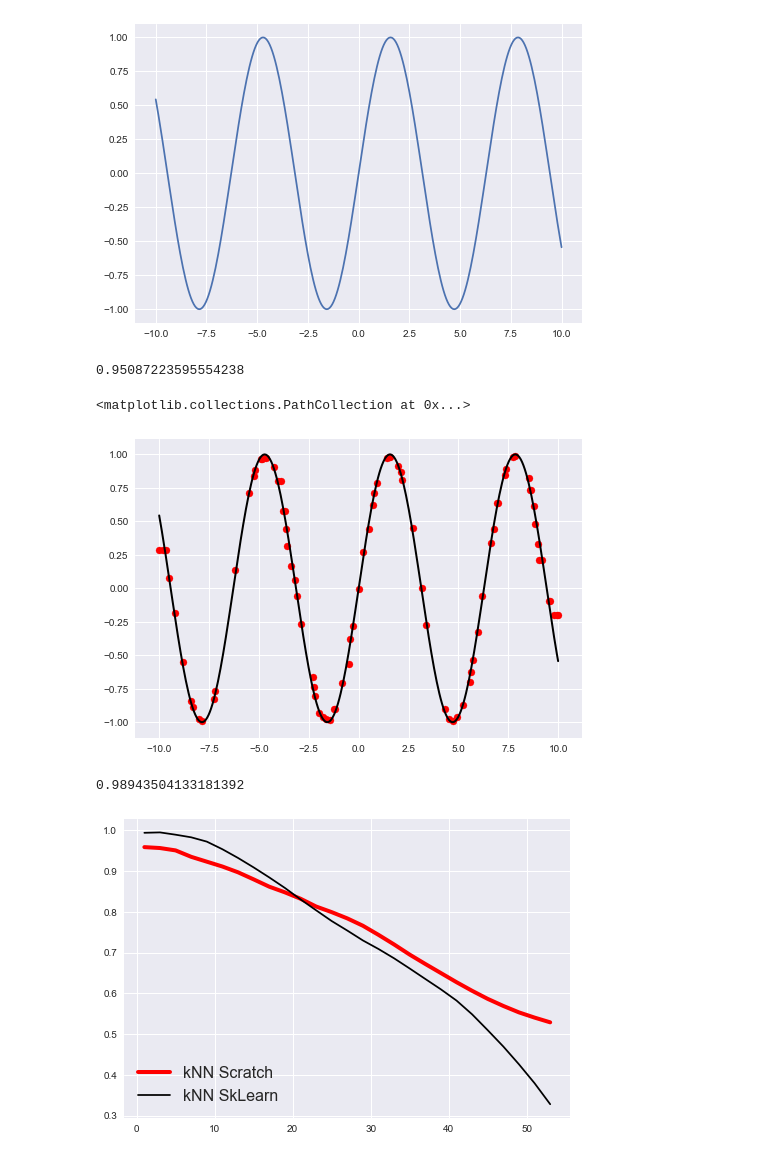
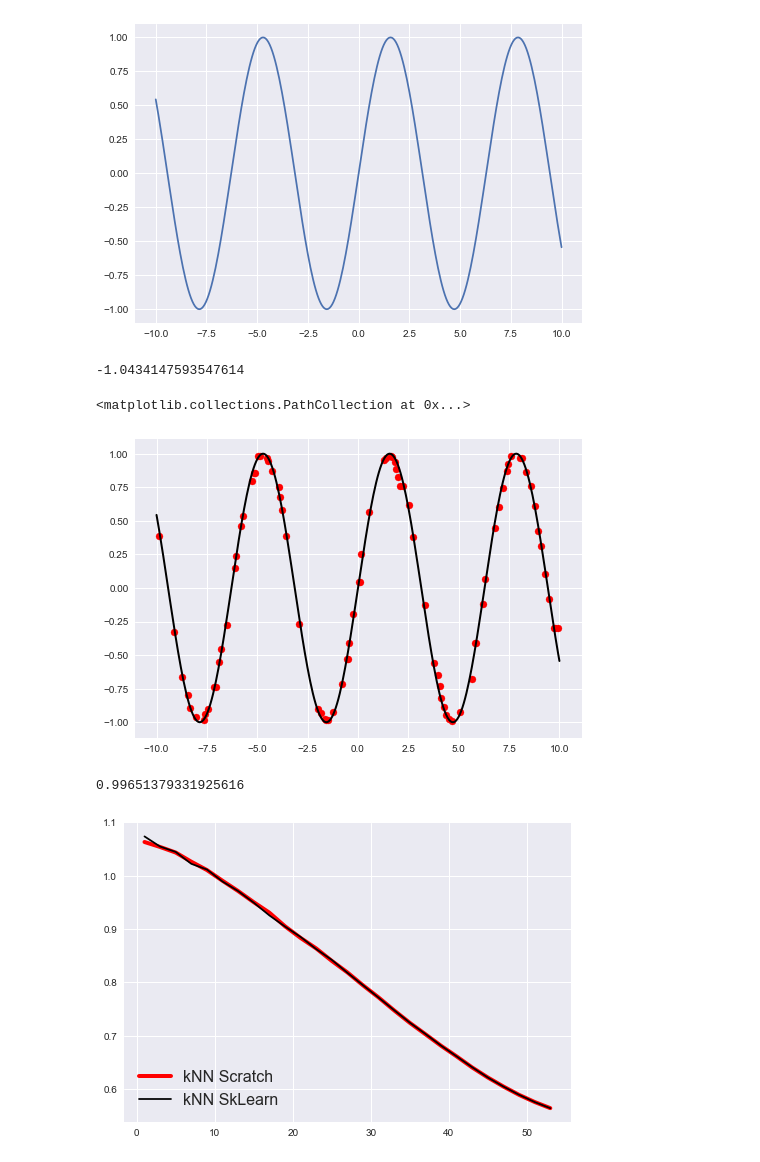
Before and after one commit to ZWMiller/machine_learning_from_scratch, a Jupyter notebook: notebooks/regressors/k_nearest_neighbors_regressor.ipynb, the cells around one changed output. Cells and saved outputs as stored; diff of their text form; code cells hidden in the pictures.

```diff
--- a/notebooks/regressors/k_nearest_neighbors_regressor.ipynb
+++ b/notebooks/regressors/k_nearest_neighbors_regressor.ipynb
@@ -118,13 +118,14 @@ class knn_regressor:
 
     def score(self, X, y):
         """
-        Uses the predict method to measure the accuracy of the model.
+        Uses the predict method to measure the (negative)
+        mean squared error of the model.
         ---
         In: X (list or array), feature matrix; y (list or array) labels
-        Out: accuracy (float)
+        Out: negative mean squared error (float)
         """
         pred = self.predict(X)
-        return np.mean((pred-y)**2)
+        return -1.* np.mean((np.array(pred)-np.array(y))**2)
 # %%
 def get_data():
     x = np.linspace(-10,10,300)
@@ -156,14 +157,14 @@ knn = knn_regressor(n_neighbors=5)
 knn.fit(x_train,y_train)
 knn.score(x_test,y_test)
 # %% [output]
-0.95087223595554238
+-1.0434147593547614
 # %%
 preds = knn.predict(x_test)
 plt.plot(X,y,'k',lw=2,label='Truth')
 plt.scatter(x_test, preds,c='r', label="Prediction")
 # %% [output]
 <matplotlib.collections.PathCollection at 0x...>
-[figure, old version]
+[figure, new version]
 # %%
 from sklearn.neighbors import KNeighborsRegressor
 
@@ -171,20 +172,20 @@ sk_knn = KNeighborsRegressor(n_neighbors=5,algorithm='brute')
 sk_knn.fit(x_train.reshape(-1,1),y_train.reshape(-1,1))
 sk_knn.score(x_test.reshape(-1,1),y_test.reshape(-1,1))
 # %% [output]
-0.98943504133181392
+0.99651379331925616
 # %%
 myscore = []
 skscore = []
 for k in range(1,55)[::2]:
     knn = knn_regressor(n_neighbors=k)
     knn.fit(x_train,y_train)
-    myscore.append(knn.score(x_test,y_test))
+    myscore.append(-knn.score(x_test,y_test))
     sk_knn = KNeighborsRegressor(n_neighbors=k,algorithm='brute')
     sk_knn.fit(x_train.reshape(-1,1),y_train.reshape(-1,1))
-    skscore.append(sk_knn.score(x_test.reshape(-1,1),y_test.reshape(-1,1)))
+    skscore.append(np.mean((sk_knn.predict(x_test.reshape(-1,1))-np.array(y_test))**2))
 
 plt.plot(range(1,55)[::2],myscore,'r-',lw=4,label="kNN Scratch")
 plt.plot(range(1,55)[::2],skscore,'-k',label="kNN SkLearn")
 plt.legend(loc="lower left", fontsize=16);
 # %% [output]
-[figure, old version]
+[figure, new version]
```
